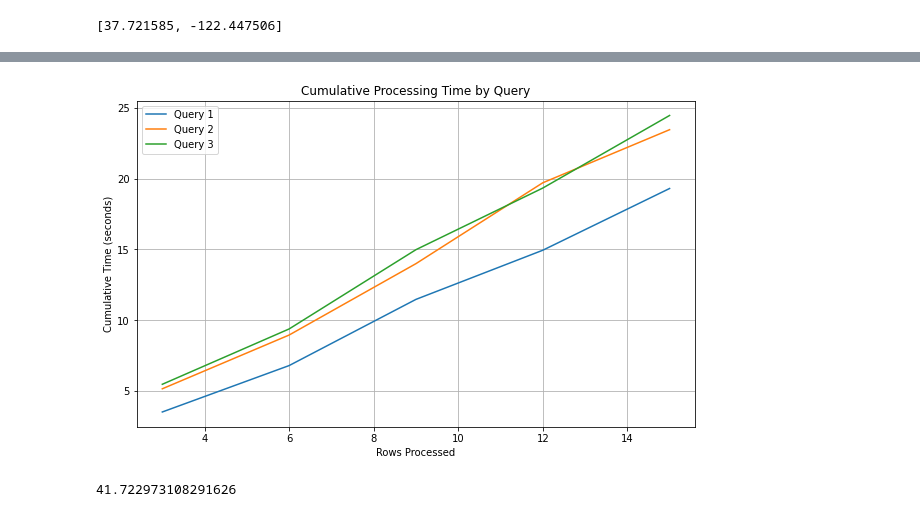
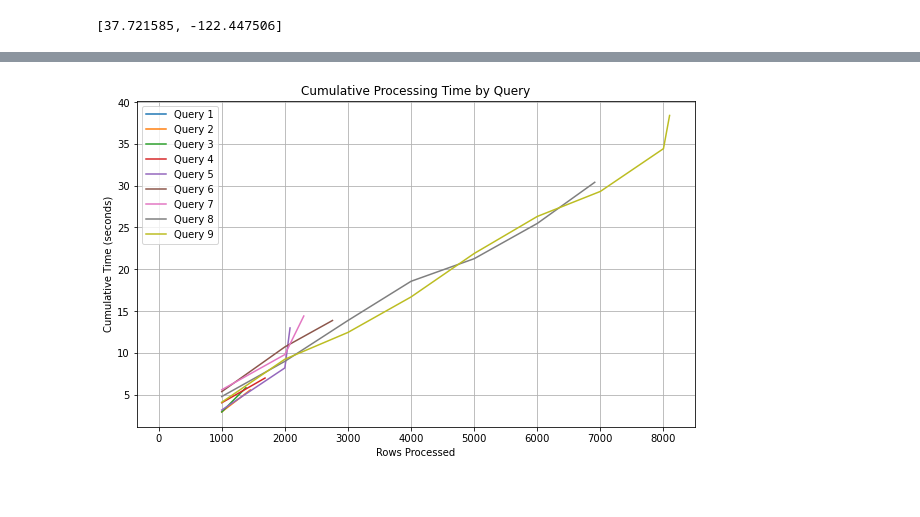
Before and after one commit to dysonkona/STA-141B-Final-Project, a Jupyter notebook: finalproj.ipynb, the cells around one changed output, grey strips where cells are left out. Cells and saved outputs as stored; diff of their text form; code cells hidden in the pictures.

```diff
--- a/finalproj.ipynb
+++ b/finalproj.ipynb
@@ -125,0 +221,3 @@ Time taken to process (seconds): 5.587193727493286
+# %%
+
+results = processing.multiParallelProcess(2, processes)
@@ -133,7 +250,7 @@ import matplotlib.pyplot as plt
 import numpy as np
 
 # Sample data
-data = through
+data = results[1][1]
 
 # Number of queries
 num_queries = len(data)
@@ -142,70 +259,31 @@ num_queries = len(data)
 cumulative_times = []
 cumulative_rows = []
 
 # Process each query
 for query in data:
     # Extract processing times and rows processed for this query
     times = [entry[0] for entry in query]
     rows = [entry[1] for entry in query]
 
     # Calculate cumulative time and rows
     cumulative_times.append(np.cumsum(times))
     cumulative_rows.append(np.cumsum(rows))
 
 # Plotting
 plt.figure(figsize=(10, 6))
 
 # Plot cumulative time for each query
 for query_idx in range(num_queries):
     plt.plot(cumulative_rows[query_idx], cumulative_times[query_idx], label=f"Query {query_idx + 1}")
 
 # Add labels, legend, and grid
 plt.title("Cumulative Processing Time by Query")
 plt.xlabel("Rows Processed")
 plt.ylabel("Cumulative Time (seconds)")
 plt.legend()
 plt.grid(True)
 
 # Show the plot
 plt.show()
 # %% [output]
-[figure, old version]
+[figure, new version]
-# %%
-start = time.time()
-data = loading.loadCrime("SF", dct['San Francisco']['Balboa Park'],
-                         0.25, 2021, 10, 0, key, secretKey)
-
-data1 = loading.loadCrime("SF", dct['San Francisco']['Embarcadero'],
-                         0.25, 2021, 10, 0,key, secretKey)
-
-data = loading.loadCrime("SF", dct['San Francisco']['Balboa Park'],
-                         0.25, 2021, 10, 10, key, secretKey)
-
-data1 = loading.loadCrime("SF", dct['San Francisco']['Embarcadero'],
-                         0.25, 2021, 10, 10,key, secretKey)
-
-data = loading.loadCrime("SF", dct['San Francisco']['Balboa Park'],
-                         0.25, 2021, 10, 20, key, secretKey)
-
-data1 = loading.loadCrime("SF", dct['San Francisco']['Embarcadero'],
-                         0.25, 2021, 10, 20,key, secretKey)
-
-data = loading.loadCrime("SF", dct['San Francisco']['Balboa Park'],
-                         0.25, 2021, 10, 30, key, secretKey)
-
-data1 = loading.loadCrime("SF", dct['San Francisco']['Embarcadero'],
-                         0.25, 2021, 10, 30,key, secretKey)
-
-data = loading.loadCrime("SF", dct['San Francisco']['Balboa Park'],
-                         0.25, 2021, 10, 40, key, secretKey)
-
-data1 = loading.loadCrime("SF", dct['San Francisco']['Embarcadero'],
-                         0.25, 2021, 10, 40,key, secretKey)
-
-
-
-
-end = time.time()
-print(end-start)
-# %% [output]
-41.722973108291626
```
Also changed, not shown: parts of 5 cells of this notebook, 3 other files.
